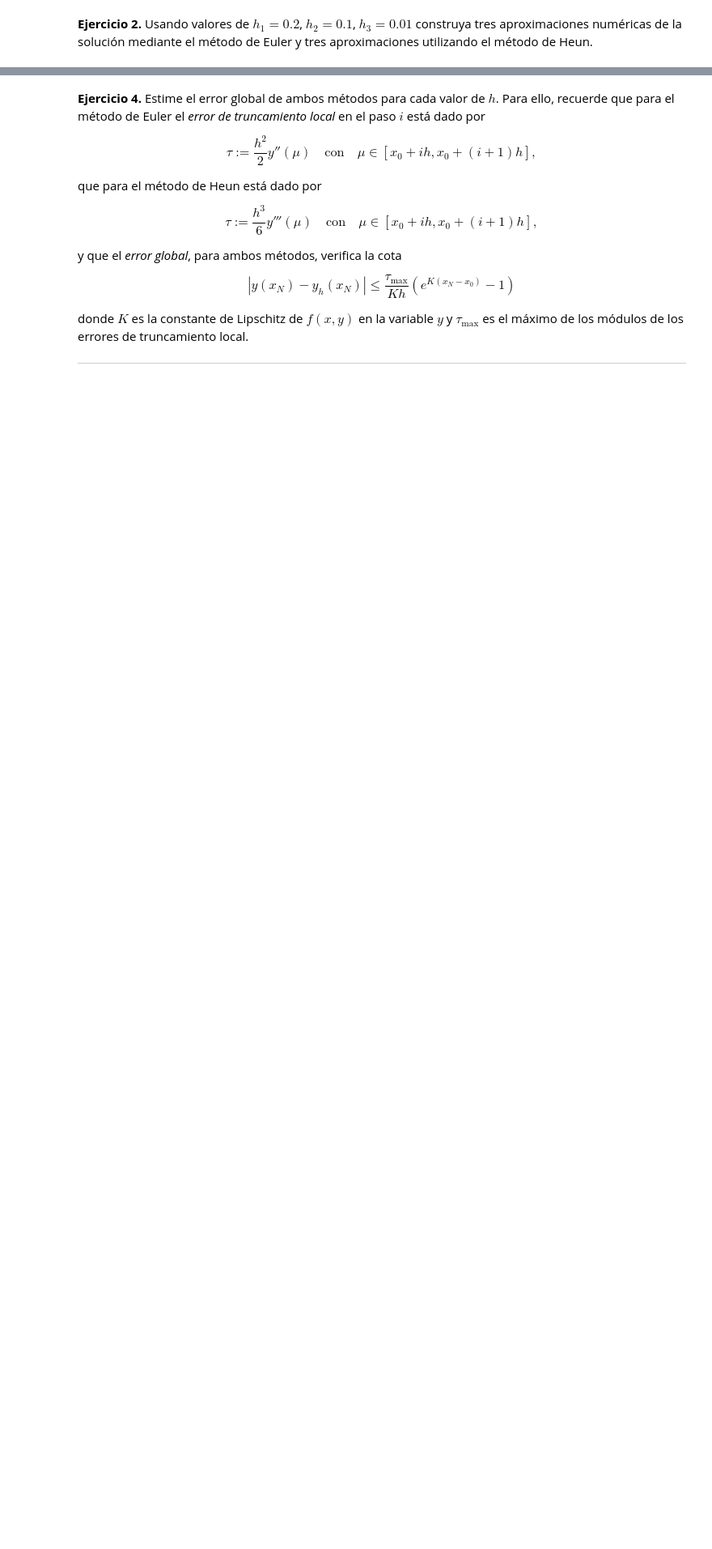
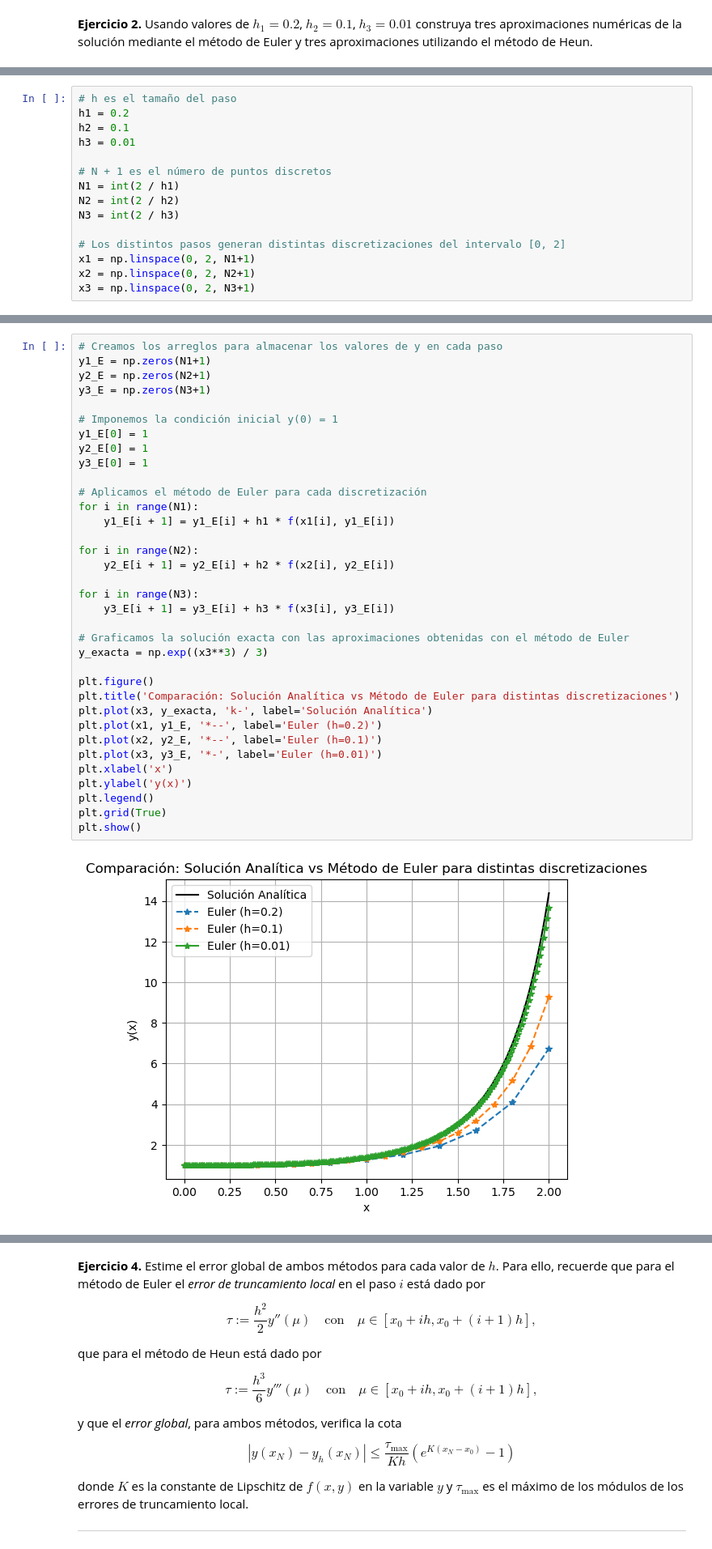
Before and after one commit to Diaz-Excoffon-Gonzalo/TP1-Calculo-avanzado, a Jupyter notebook: TP1.ipynb, the cells around one changed output, grey strips where cells are left out. Shown at 81% size. Cells and saved outputs as stored; diff of their text form; blank space fills up the shorter version.

```diff
--- a/TP1.ipynb
+++ b/TP1.ipynb
@@ -66,0 +65,15 @@ Donde $y^*$ corresponde al predictor-corrector del método de Heun, utilizamos e
+# %%
+# h es el tamaño del paso
+h1 = 0.2
+h2 = 0.1
+h3 = 0.01
+
+# N + 1 es el número de puntos discretos
+N1 = int(2 / h1)
+N2 = int(2 / h2)
+N3 = int(2 / h3)
+
+# Los distintos pasos generan distintas discretizaciones del intervalo [0, 2]
+x1 = np.linspace(0, 2, N1+1)
+x2 = np.linspace(0, 2, N2+1)
+x3 = np.linspace(0, 2, N3+1)
@@ -66,0 +90,37 @@ Donde $y^*$ corresponde al predictor-corrector del método de Heun, utilizamos e
+# %%
+# Creamos los arreglos para almacenar los valores de y en cada paso
+y1_E = np.zeros(N1+1)
+y2_E = np.zeros(N2+1)
+y3_E = np.zeros(N3+1)
+
+# Imponemos la condición inicial y(0) = 1
+y1_E[0] = 1
+y2_E[0] = 1
+y3_E[0] = 1
+
+# Aplicamos el método de Euler para cada discretización
+for i in range(N1):
+    y1_E[i + 1] = y1_E[i] + h1 * f(x1[i], y1_E[i])
+
+for i in range(N2):
+    y2_E[i + 1] = y2_E[i] + h2 * f(x2[i], y2_E[i])
+
+for i in range(N3):
+    y3_E[i + 1] = y3_E[i] + h3 * f(x3[i], y3_E[i])
+
+# Graficamos la solución exacta con las aproximaciones obtenidas con el método de Euler
+y_exacta = np.exp((x3**3) / 3)
+
+plt.figure()
+plt.title('Comparación: Solución Analítica vs Método de Euler para distintas discretizaciones')
+plt.plot(x3, y_exacta, 'k-', label='Solución Analítica')
+plt.plot(x1, y1_E, '*--', label='Euler (h=0.2)')
+plt.plot(x2, y2_E, '*--', label='Euler (h=0.1)')
+plt.plot(x3, y3_E, '*-', label='Euler (h=0.01)')
+plt.xlabel('x')
+plt.ylabel('y(x)')
+plt.legend()
+plt.grid(True)
+plt.show()
+# %% [output]
+[figure, added]
```
Also changed, not shown: parts of 14 cells of this notebook, 2 other files.
